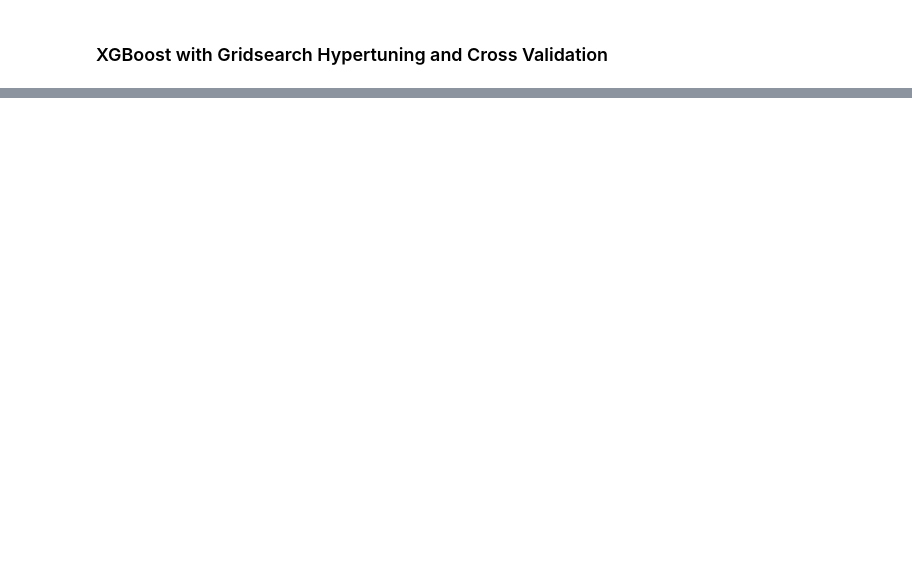
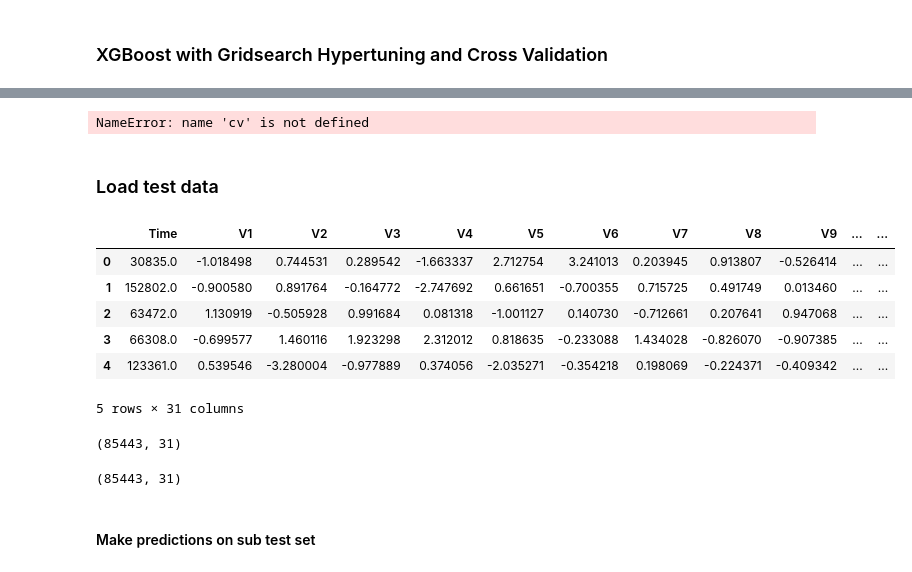
Before and after one commit to Eva-Zhong/fraud-detection-kaggle, a Jupyter notebook: 3 - XGBoost and Random Forest.ipynb, the cells around one changed output, grey strips where cells are left out. Cells and saved outputs as stored; diff of their text form; code cells hidden in the pictures; blank space fills up the shorter version.

```diff
--- a/3 - XGBoost and Random Forest.ipynb
+++ b/3 - XGBoost and Random Forest.ipynb
@@ -104,0 +122,6 @@ cv.fit(X_sub, y_sub)
+# %%
+import pickle
+filename = 'XGBoost_cv_model.sav'
+pickle.dump(cv, open(filename, 'wb'))
+# %% [output]
+NameError: name 'cv' is not defined
@@ -104,0 +130,18 @@ cv.fit(X_sub, y_sub)
+# %% [markdown]
+### Load test data
+# %%
+test_df = pd.read_csv("data/test_df.csv")
+test_df = test_df.drop(["Unnamed: 0"],1)
+test_df.head()
+# %% [output]
+|  | Time | V1 | V2 | V3 | V4 | V5 | V6 | V7 | V8 | V9 | ... | ... |
+| 0 | 30835.0 | -1.018498 | 0.744531 | 0.289542 | -1.663337 | 2.712754 | 3.241013 | 0.203945 | 0.913807 | -0.526414 | ... | ... |
+| 1 | 152802.0 | -0.900580 | 0.891764 | -0.164772 | -2.747692 | 0.661651 | -0.700355 | 0.715725 | 0.491749 | 0.013460 | ... | ... |
+| 2 | 63472.0 | 1.130919 | -0.505928 | 0.991684 | 0.081318 | -1.001127 | 0.140730 | -0.712661 | 0.207641 | 0.947068 | ... | ... |
+| 3 | 66308.0 | -0.699577 | 1.460116 | 1.923298 | 2.312012 | 0.818635 | -0.233088 | 1.434028 | -0.826070 | -0.907385 | ... | ... |
+| 4 | 123361.0 | 0.539546 | -3.280004 | -0.977889 | 0.374056 | -2.035271 | -0.354218 | 0.198069 | -0.224371 | -0.409342 | ... | ... |
+5 rows × 31 columns
+# %%
+test_df.shape
+# %% [output]
+(85443, 31)
@@ -104,0 +160,6 @@ cv.fit(X_sub, y_sub)
+# %%
+test_df.shape
+# %% [output]
+(85443, 31)
+# %% [markdown]
+#### Make predictions on sub test set
```
Also changed, not shown: parts of 21 cells of this notebook.
